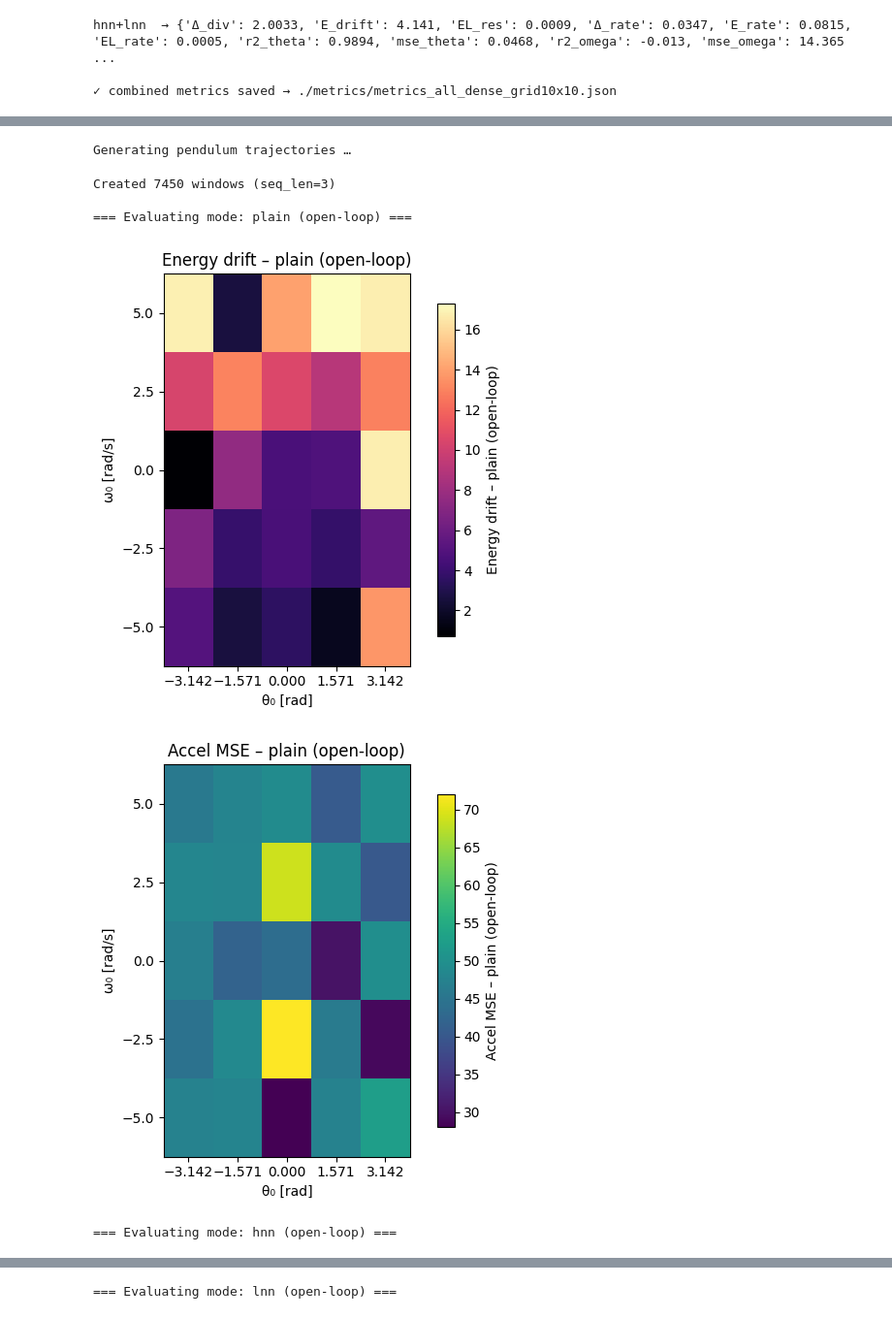
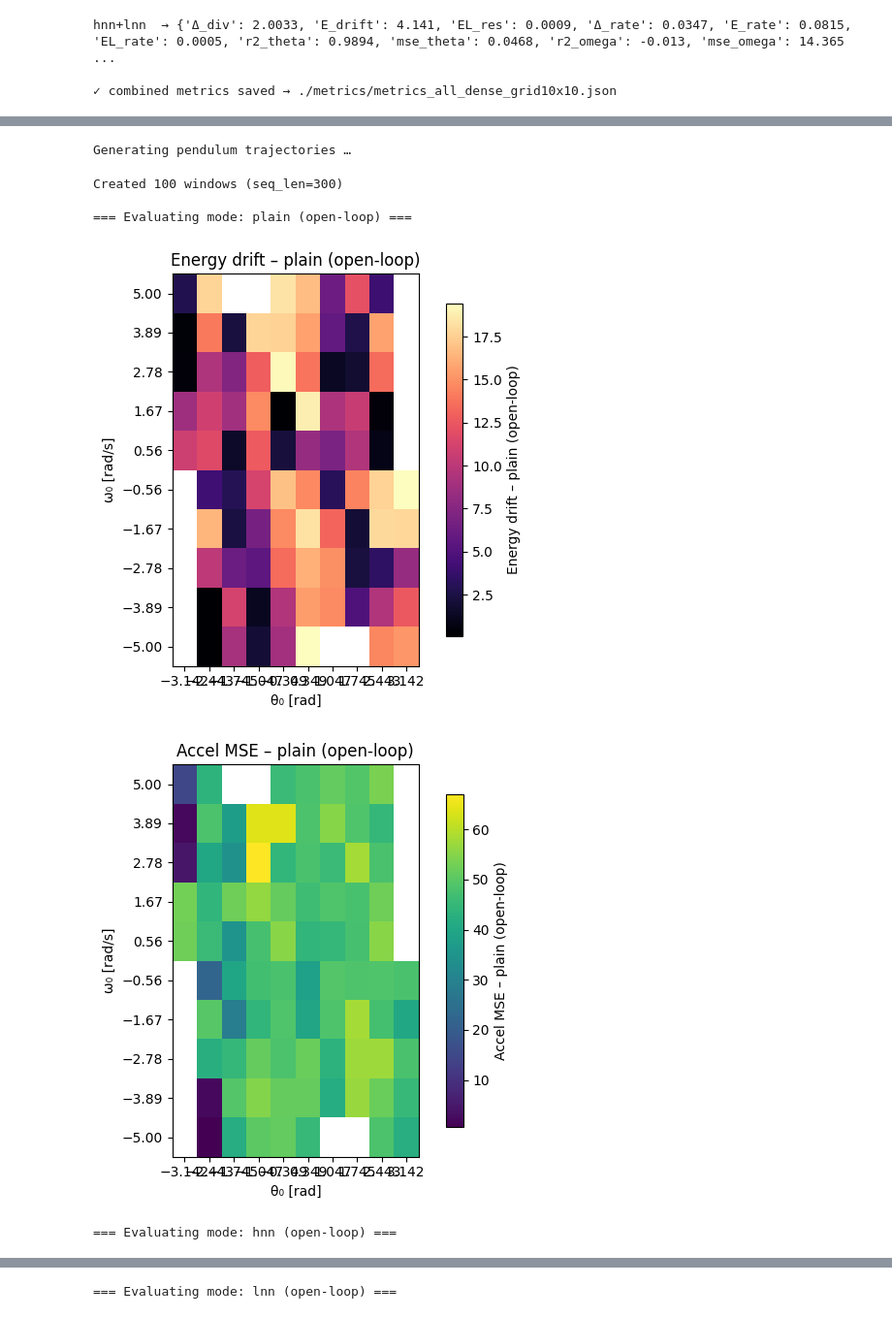
Before and after one commit to flavjoxhelollari/physics_informed_machine_learning, a Jupyter notebook: vjepa_pinn_informed_compact-grid10x10.ipynb, the cells around one changed output, grey strips where cells are left out. Shown at 97% size. Saved outputs shown, nothing was run; the diff lists cells and outputs as text; code cells hidden in the pictures.

```diff
--- a/vjepa_pinn_informed_compact-grid10x10.ipynb
+++ b/vjepa_pinn_informed_compact-grid10x10.ipynb
@@ -175,10 +181,11 @@ hnn+lnn  → {'Δ_div': 2.0033, 'E_drift': 4.141, 'EL_res': 0.0009, 'Δ_rate': 0
 # Create a grid of initial conditions for the pendulum
 # (theta, omega) pairs
 grid = [(th, om)
-        for th in np.linspace(-np.pi*2, np.pi*2, 10*2)
-        for om in np.linspace(-5*2, 5*2, 10*2)]
+        for th in np.linspace(-np.pi, np.pi, 10)
+        for om in np.linspace(-5, 5, 10)]
 ds = PendulumDataset(episode_length=300,
                      init_grid=grid,
+                     seq_len=300,
                      random_action=False)
 # %% [output]
 Generating pendulum trajectories …
@@ -255,11 +273,11 @@ def true_rollout_single(ic, horizon, dt, g=9.81, l=1.0):
 θ_true, omega_true = true_rollout_single(target_ic, horizon=200, dt=0.05)
 
 # network prediction --------------------------------------------------------------------
-vjepa, head, hnn, lnn = load_net("hnn+lnn", suffix="_dense", model_dir="./models")
+vjepa, head, hnn, lnn = load_net("hnn+lnn", suffix="_dense_grid10x10", model_dir="./models")
 θ_pred, omega_pred, acc_pred = rollout(vjepa.eval(), head.eval(),
                        eval_loader = loader,
                        horizon     = 200,
-                       dt          = 0.05,
+                       dt          = 0.005,
                        hnn         = hnn,
                        lnn         = lnn,
                        combine     = "mean")
@@ -324,12 +342,12 @@ device = torch.device("cuda" if torch.cuda.is_available() else "cpu")
 # --------------------------
 # 0) Build the eval DataLoader
 # --------------------------
-theta_grid = np.linspace(-np.pi,  np.pi, 5)
-omega_grid = np.linspace(-5.0,    5.0,   5)
+theta_grid = np.linspace(-np.pi,  np.pi, 10)
+omega_grid = np.linspace(-5.0,    5.0,   10)
 grid_ICs   = [ (th, om) for th in theta_grid for om in omega_grid ]
 
 episode_length = 300
-seq_len        = 3
+seq_len        = 300
 H              = 200
 DT             = 0.05
 
@@ -598,7 +616,7 @@ for mode in modes:
     results[mode] = eval_model_over_grid(
         mode,
         model_dir="./models",
-        suffix="_dense",
+        suffix="_dense_grid10x10",
         combine="mean",           # used only when both HNN and LNN exist
         dt=DT, horizon=H,
         use_mean3_init=False,     # set True if you applied the rollout init patch
@@ -608,34 +626,34 @@ for mode in modes:
     plot_heatmap(results[mode]["E_drift_grid"],
                  title=f"Energy drift – {mode} (open-loop)",
                  fname=f"energy_drift_{mode}_open.png")
     plot_heatmap(results[mode]["AccelMSE_grid"],
                  title=f"Accel MSE – {mode} (open-loop)",
                  fname=f"accel_mse_{mode}_open.png",
                  cmap="viridis")
 
 # (Optional) CLOSED-LOOP pass (uncomment if you want to compare)
 # for mode in modes:
 #     print(f"\n=== Evaluating mode: {mode} (closed-loop, reinit/10) ===")
 #     res_cl = eval_model_over_grid(
 #         mode,
 #         model_dir="./models",
 #         suffix="_dense",
 #         combine="mean",
 #         dt=DT, horizon=H,
 #         run_closed_loop=True,
 #         reinit_every=10
 #     )
 #     plot_heatmap(res_cl["E_drift_grid"],
 #                  title=f"Energy drift – {mode} (closed-loop /10)",
 #                  fname=f"energy_drift_{mode}_closed.png")
 #     plot_heatmap(res_cl["AccelMSE_grid"],
 #                  title=f"Accel MSE – {mode} (closed-loop /10)",
 #                  fname=f"accel_mse_{mode}_closed.png")
 # %% [output]
 Generating pendulum trajectories …
-Created 7450 windows (seq_len=3)
+Created 100 windows (seq_len=300)
 
 === Evaluating mode: plain (open-loop) ===
-[figure, old version]
+[figure, new version]
-[figure, old version]
+[figure, new version]
 === Evaluating mode: hnn (open-loop) ===
```
Also changed, not shown: parts of 8 cells of this notebook, 23 other files.
